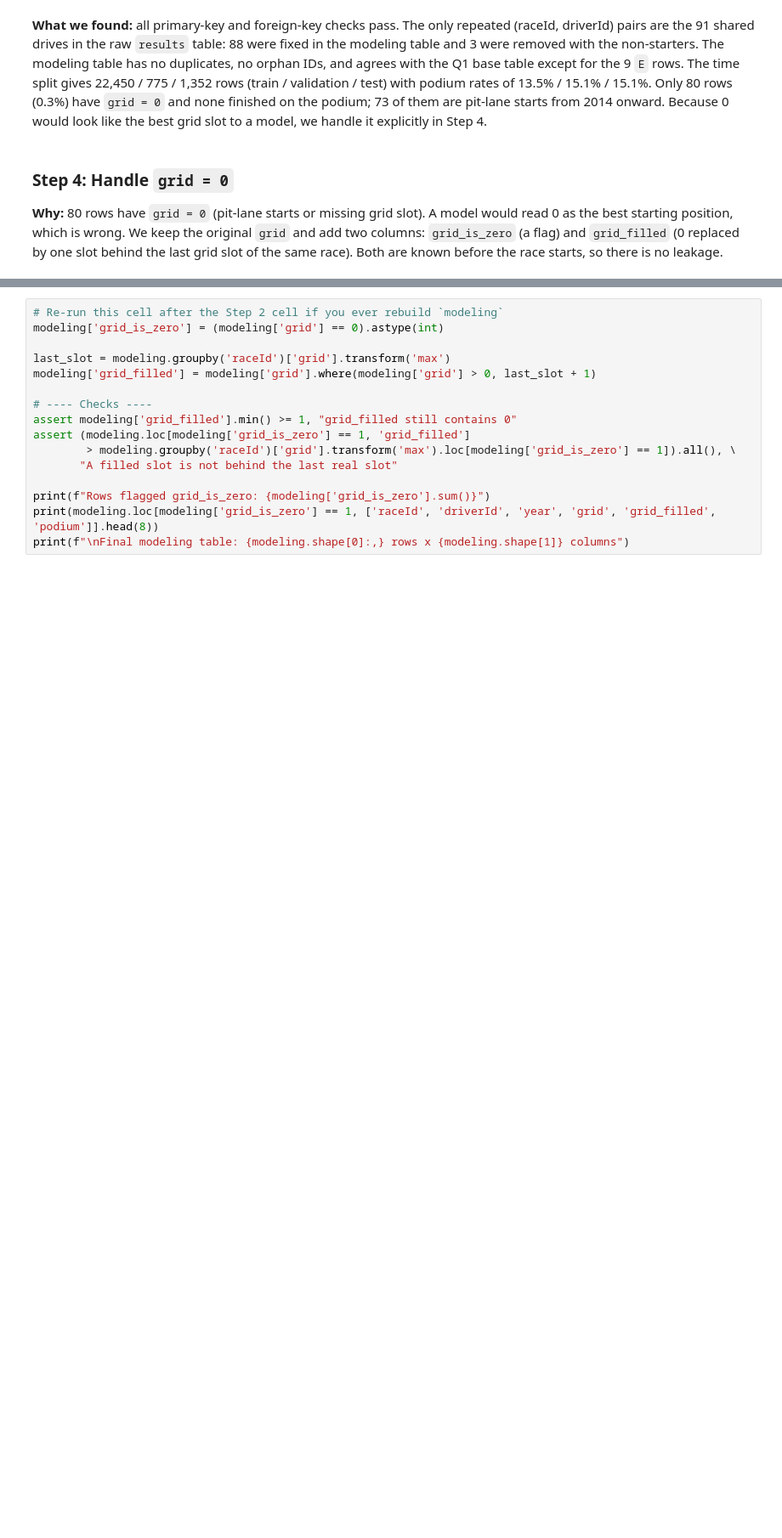
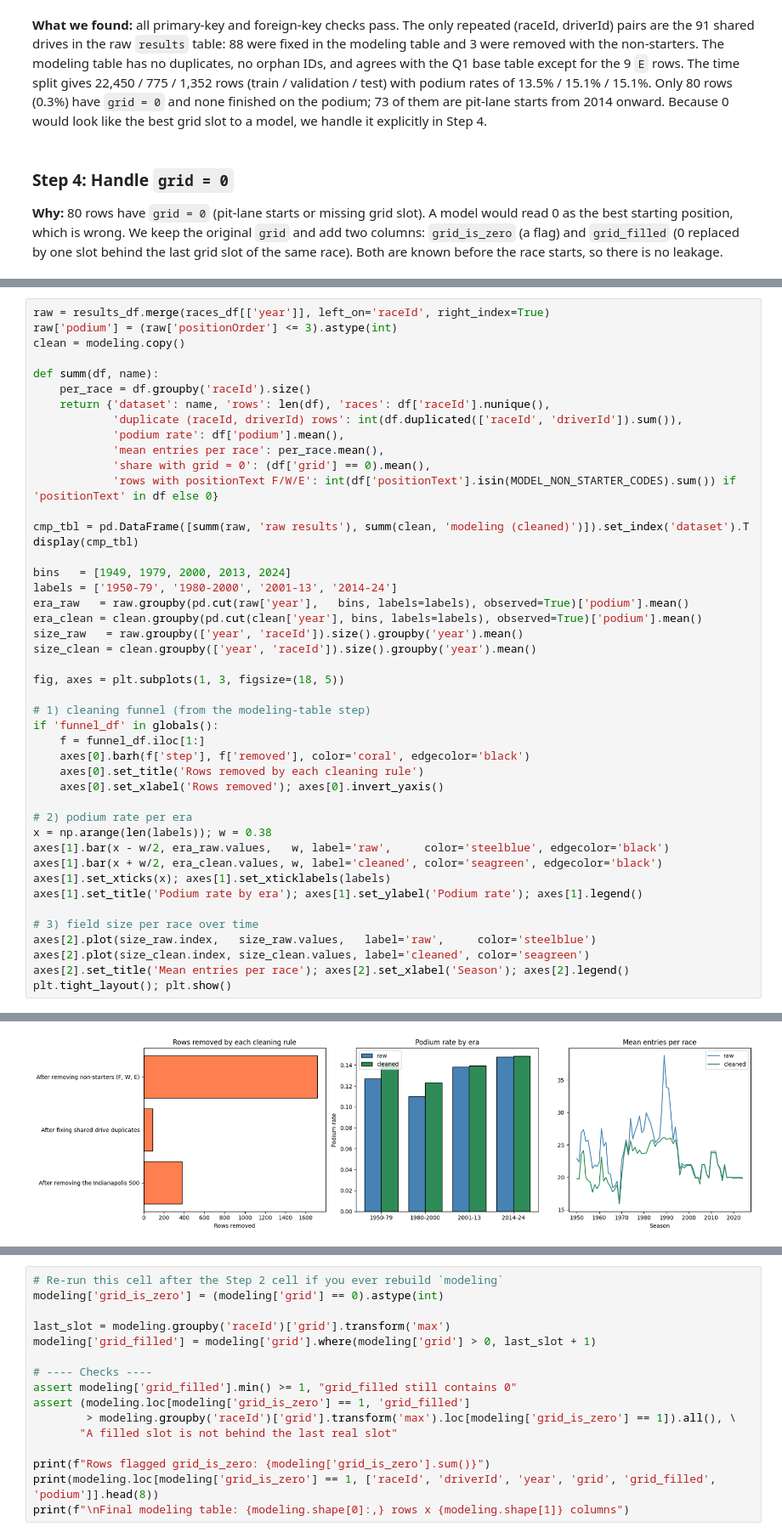
Before and after one commit to youssefyouki/team_12-acl-project-F1-predictoion, a Jupyter notebook: f1-prediction.ipynb, the cells around one changed output, grey strips where cells are left out. Shown at 85% size. Cells and saved outputs as stored; diff of their text form; blank space fills up the shorter version.

```diff
--- a/f1-prediction.ipynb
+++ b/f1-prediction.ipynb
@@ -2550,0 +2649,46 @@ Both are known before the race starts, so there is no leakage.
+# %%
+raw = results_df.merge(races_df[['year']], left_on='raceId', right_index=True)
+raw['podium'] = (raw['positionOrder'] <= 3).astype(int)
+clean = modeling.copy()
+
+def summ(df, name):
+    per_race = df.groupby('raceId').size()
+    return {'dataset': name, 'rows': len(df), 'races': df['raceId'].nunique(),
+            'duplicate (raceId, driverId) rows': int(df.duplicated(['raceId', 'driverId']).sum()),
+            'podium rate': df['podium'].mean(),
+            'mean entries per race': per_race.mean(),
+            'share with grid = 0': (df['grid'] == 0).mean(),
+            'rows with positionText F/W/E': int(df['positionText'].isin(MODEL_NON_STARTER_CODES).sum()) if 'positionText' in df else 0}
+
+cmp_tbl = pd.DataFrame([summ(raw, 'raw results'), summ(clean, 'modeling (cleaned)')]).set_index('dataset').T
+display(cmp_tbl)
+
+bins   = [1949, 1979, 2000, 2013, 2024]
+labels = ['1950-79', '1980-2000', '2001-13', '2014-24']
+era_raw   = raw.groupby(pd.cut(raw['year'],   bins, labels=labels), observed=True)['podium'].mean()
+era_clean = clean.groupby(pd.cut(clean['year'], bins, labels=labels), observed=True)['podium'].mean()
+size_raw   = raw.groupby(['year', 'raceId']).size().groupby('year').mean()
+size_clean = clean.groupby(['year', 'raceId']).size().groupby('year').mean()
+
+fig, axes = plt.subplots(1, 3, figsize=(18, 5))
+
+# 1) cleaning funnel (from the modeling-table step)
+if 'funnel_df' in globals():
+    f = funnel_df.iloc[1:]
+    axes[0].barh(f['step'], f['removed'], color='coral', edgecolor='black')
+    axes[0].set_title('Rows removed by each cleaning rule')
+    axes[0].set_xlabel('Rows removed'); axes[0].invert_yaxis()
+
+# 2) podium rate per era
+x = np.arange(len(labels)); w = 0.38
+axes[1].bar(x - w/2, era_raw.values,   w, label='raw',     color='steelblue', edgecolor='black')
+axes[1].bar(x + w/2, era_clean.values, w, label='cleaned', color='seagreen', edgecolor='black')
+axes[1].set_xticks(x); axes[1].set_xticklabels(labels)
+axes[1].set_title('Podium rate by era'); axes[1].set_ylabel('Podium rate'); axes[1].legend()
+
+# 3) field size per race over time
+axes[2].plot(size_raw.index,   size_raw.values,   label='raw',     color='steelblue')
+axes[2].plot(size_clean.index, size_clean.values, label='cleaned', color='seagreen')
+axes[2].set_title('Mean entries per race'); axes[2].set_xlabel('Season'); axes[2].legend()
+plt.tight_layout(); plt.show()
+# %% [output]
@@ -2550,0 +2703 @@ Both are known before the race starts, so there is no leakage.
+[figure, added]
```
Also changed, not shown: parts of 59 cells of this notebook.
